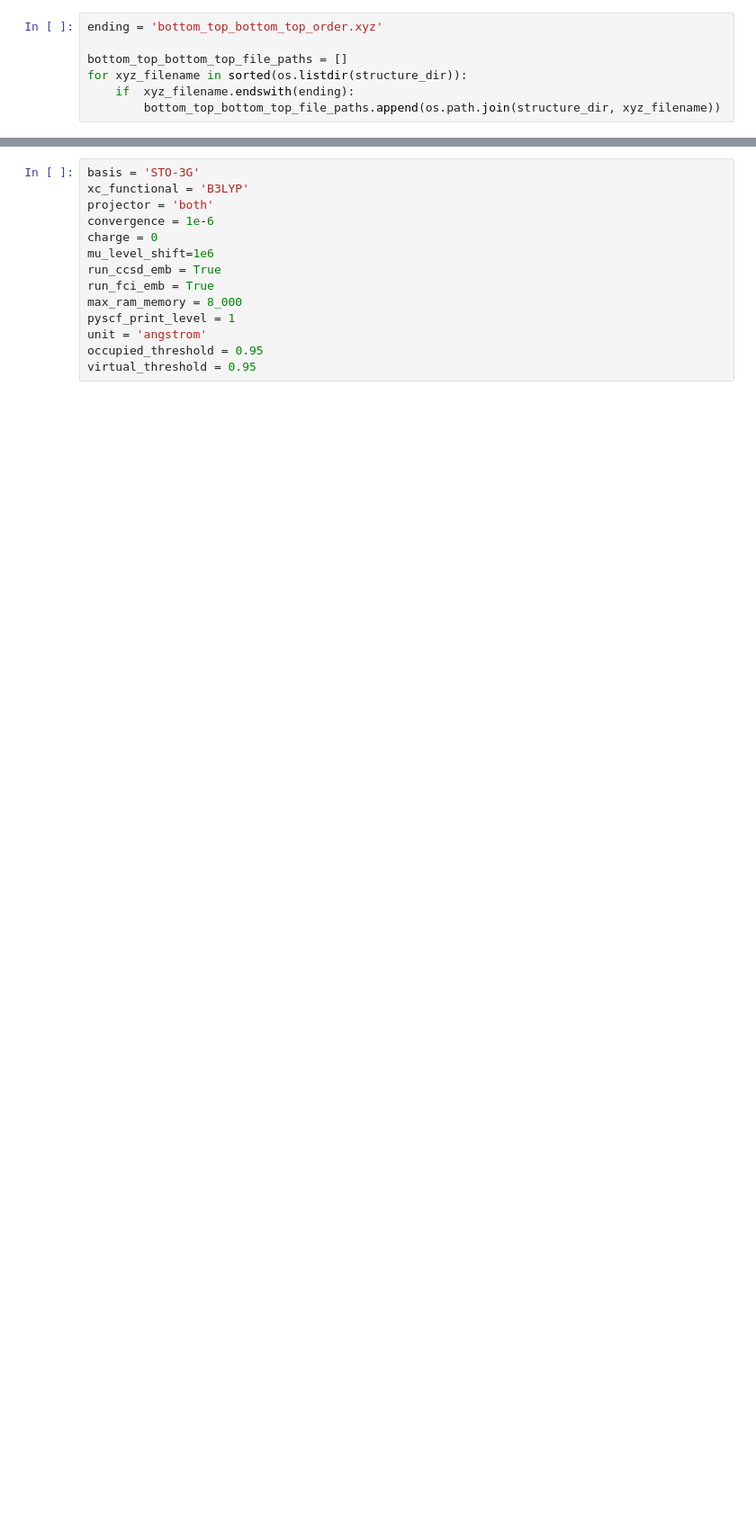
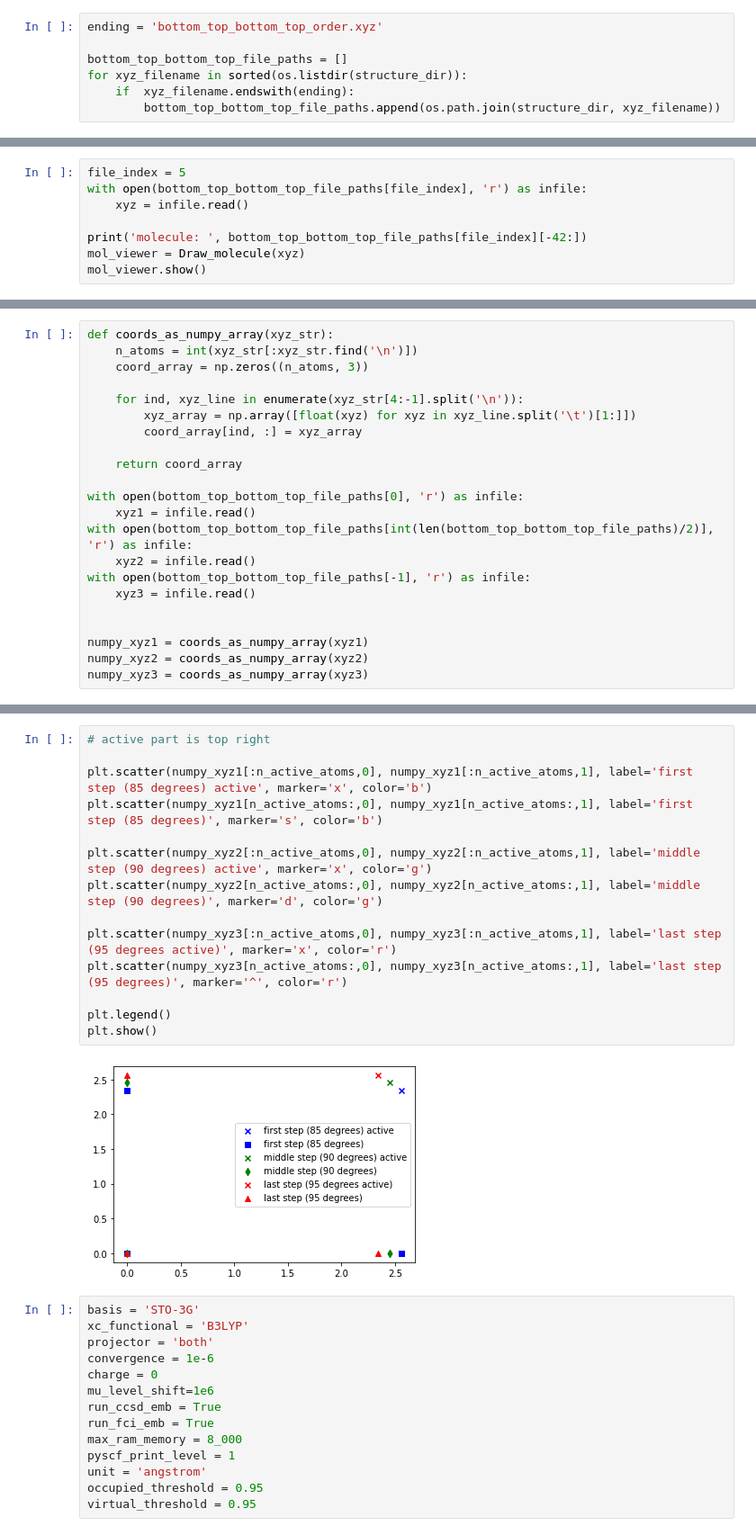
Before and after one commit to UCL-CCS/Nbed, a Jupyter notebook: projects/H4_molecule/H4_experiment_spade_nactive_1.ipynb, the cells around one changed output, grey strips where cells are left out. Shown at 90% size. Saved outputs shown, nothing was run; the diff lists cells and outputs as text; blank space fills up the shorter version.

```diff
--- a/projects/H4_molecule/H4_experiment_spade_nactive_1.ipynb
+++ b/projects/H4_molecule/H4_experiment_spade_nactive_1.ipynb
@@ -43,0 +46,8 @@ n_active_atoms = 1
+# %%
+file_index = 5
+with open(bottom_top_bottom_top_file_paths[file_index], 'r') as infile:
+    xyz = infile.read()
+
+print('molecule: ', bottom_top_bottom_top_file_paths[file_index][-42:])
+mol_viewer = Draw_molecule(xyz)
+mol_viewer.show()
@@ -43,0 +57,22 @@ n_active_atoms = 1
+# %%
+def coords_as_numpy_array(xyz_str):
+    n_atoms = int(xyz_str[:xyz_str.find('\n')])
+    coord_array = np.zeros((n_atoms, 3))
+
+    for ind, xyz_line in enumerate(xyz_str[4:-1].split('\n')):
+        xyz_array = np.array([float(xyz) for xyz in xyz_line.split('\t')[1:]])
+        coord_array[ind, :] = xyz_array
+
+    return coord_array
+
+with open(bottom_top_bottom_top_file_paths[0], 'r') as infile:
+    xyz1 = infile.read()
+with open(bottom_top_bottom_top_file_paths[int(len(bottom_top_bottom_top_file_paths)/2)], 'r') as infile:
+    xyz2 = infile.read()
+with open(bottom_top_bottom_top_file_paths[-1], 'r') as infile:
+    xyz3 = infile.read()
+
+
+numpy_xyz1 = coords_as_numpy_array(xyz1)
+numpy_xyz2 = coords_as_numpy_array(xyz2)
+numpy_xyz3 = coords_as_numpy_array(xyz3)
@@ -44,3 +87,19 @@ n_active_atoms = 1
+# %%
+# active part is top right
+
+plt.scatter(numpy_xyz1[:n_active_atoms,0], numpy_xyz1[:n_active_atoms,1], label='first step (85 degrees) active', marker='x', color='b')
+plt.scatter(numpy_xyz1[n_active_atoms:,0], numpy_xyz1[n_active_atoms:,1], label='first step (85 degrees)', marker='s', color='b')
+
+plt.scatter(numpy_xyz2[:n_active_atoms,0], numpy_xyz2[:n_active_atoms,1], label='middle step (90 degrees) active', marker='x', color='g')
+plt.scatter(numpy_xyz2[n_active_atoms:,0], numpy_xyz2[n_active_atoms:,1], label='middle step (90 degrees)', marker='d', color='g')
+
+plt.scatter(numpy_xyz3[:n_active_atoms,0], numpy_xyz3[:n_active_atoms,1], label='last step (95 degrees active)', marker='x', color='r')
+plt.scatter(numpy_xyz3[n_active_atoms:,0], numpy_xyz3[n_active_atoms:,1], label='last step (95 degrees)', marker='^', color='r')
+
+plt.legend()
+plt.show()
+# %% [output]
+[figure, added]
 # %%
 basis = 'STO-3G'
 xc_functional = 'B3LYP'
```
Also changed, not shown: parts of 21 cells of this notebook, 7 other files.
